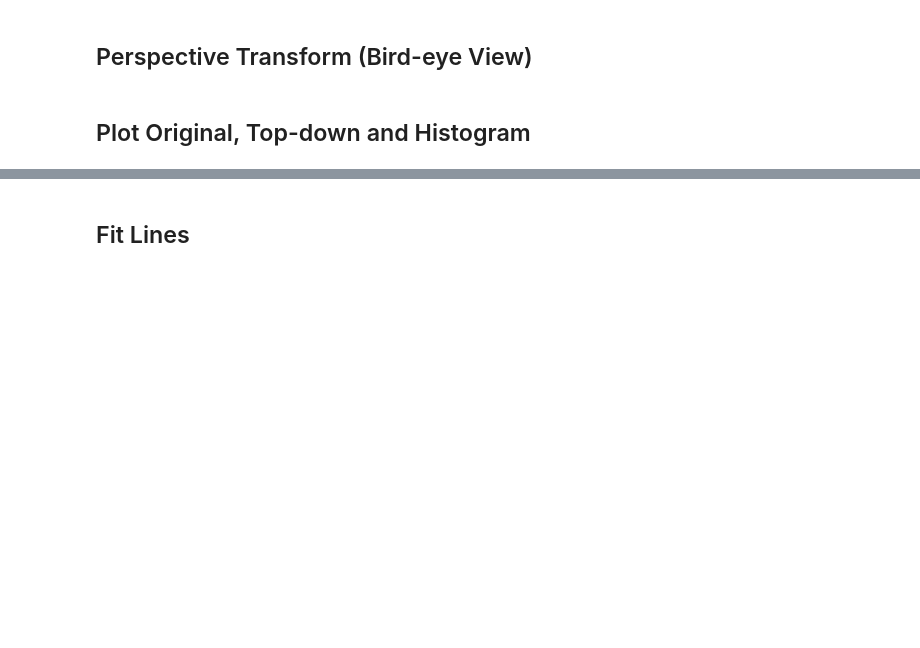
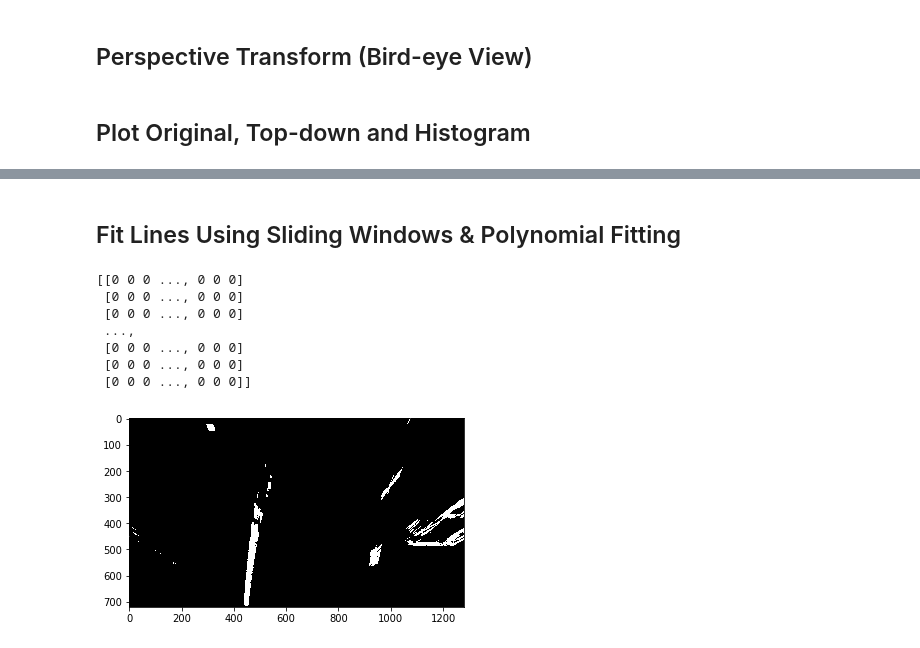
Before and after one commit to tx2016/Self-Driving_Car-Nanodegree-Projects, a Jupyter notebook: CarND-Advanced-Lane-Lines/Camera_Calibration & Interactive_Thresholding.ipynb, the cells around one changed output, grey strips where cells are left out. Saved outputs shown, nothing was run; the diff lists cells and outputs as text; code cells hidden in the pictures; blank space fills up the shorter version.

```diff
--- a/CarND-Advanced-Lane-Lines/Camera_Calibration & Interactive_Thresholding.ipynb
+++ b/CarND-Advanced-Lane-Lines/Camera_Calibration & Interactive_Thresholding.ipynb
@@ -284,2 +326,20 @@ for idx, fname in enumerate(images):
 # %% [markdown]
-## Fit Lines
+## Fit Lines Using Sliding Windows & Polynomial Fitting
+# %%
+image = mpimg.imread('test_images/test6.jpg')
+img_undist = undistort(image)
+img_binary = thresh_pipeline(img_undist)
+top_down, Minv = perspective_transform(img_binary)
+histogram = np.sum(top_down[top_down.shape[0]/2:,:], axis=0);
+binary_warped = top_down
+plt.imshow(binary_warped,cmap='gray')
+print(binary_warped[0:10])
+# %% [output]
+[[0 0 0 ..., 0 0 0]
+ [0 0 0 ..., 0 0 0]
+ [0 0 0 ..., 0 0 0]
+ ...,
+ [0 0 0 ..., 0 0 0]
+ [0 0 0 ..., 0 0 0]
+ [0 0 0 ..., 0 0 0]]
+[figure, added]
```
Also changed, not shown: parts of 14 cells of this notebook.
